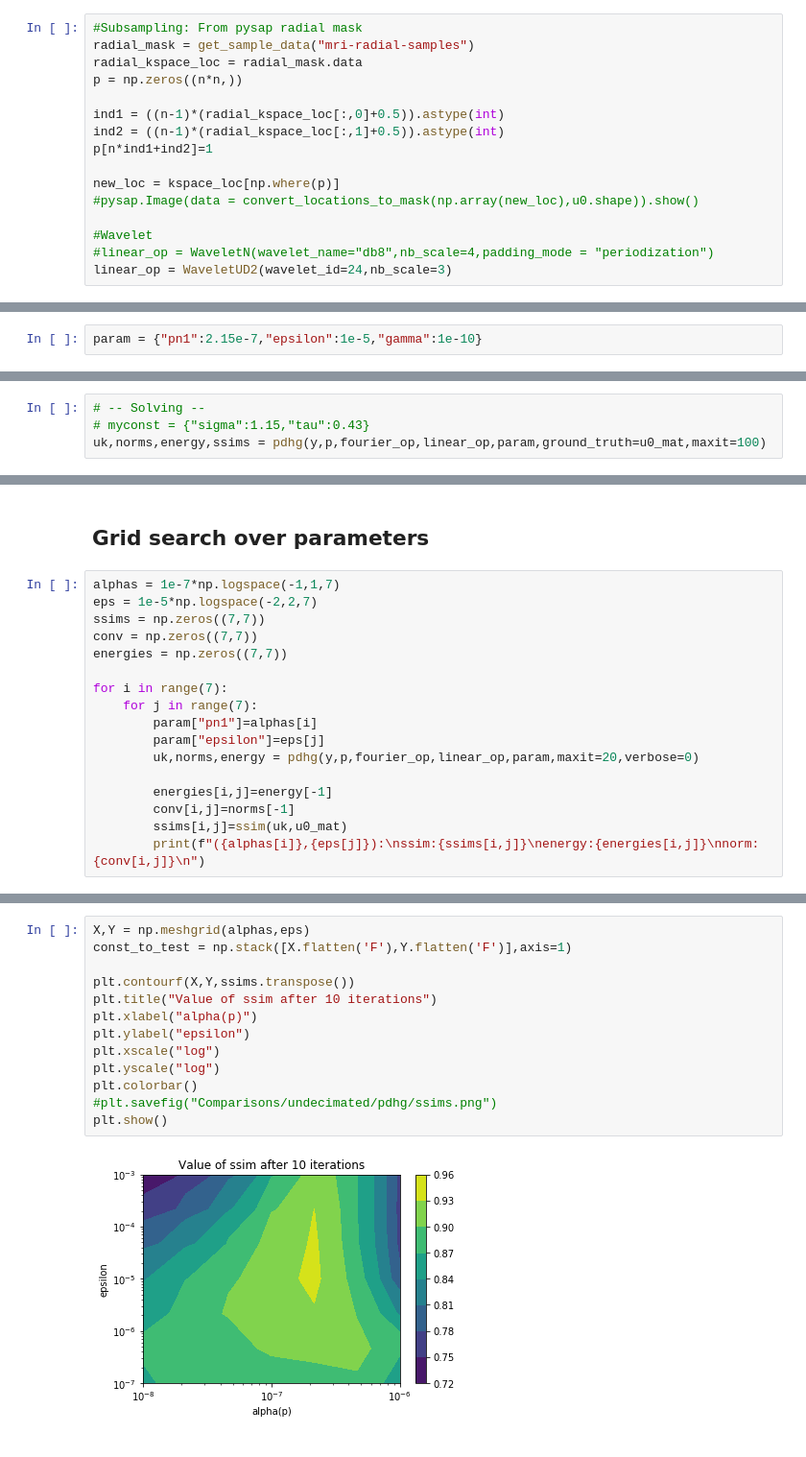
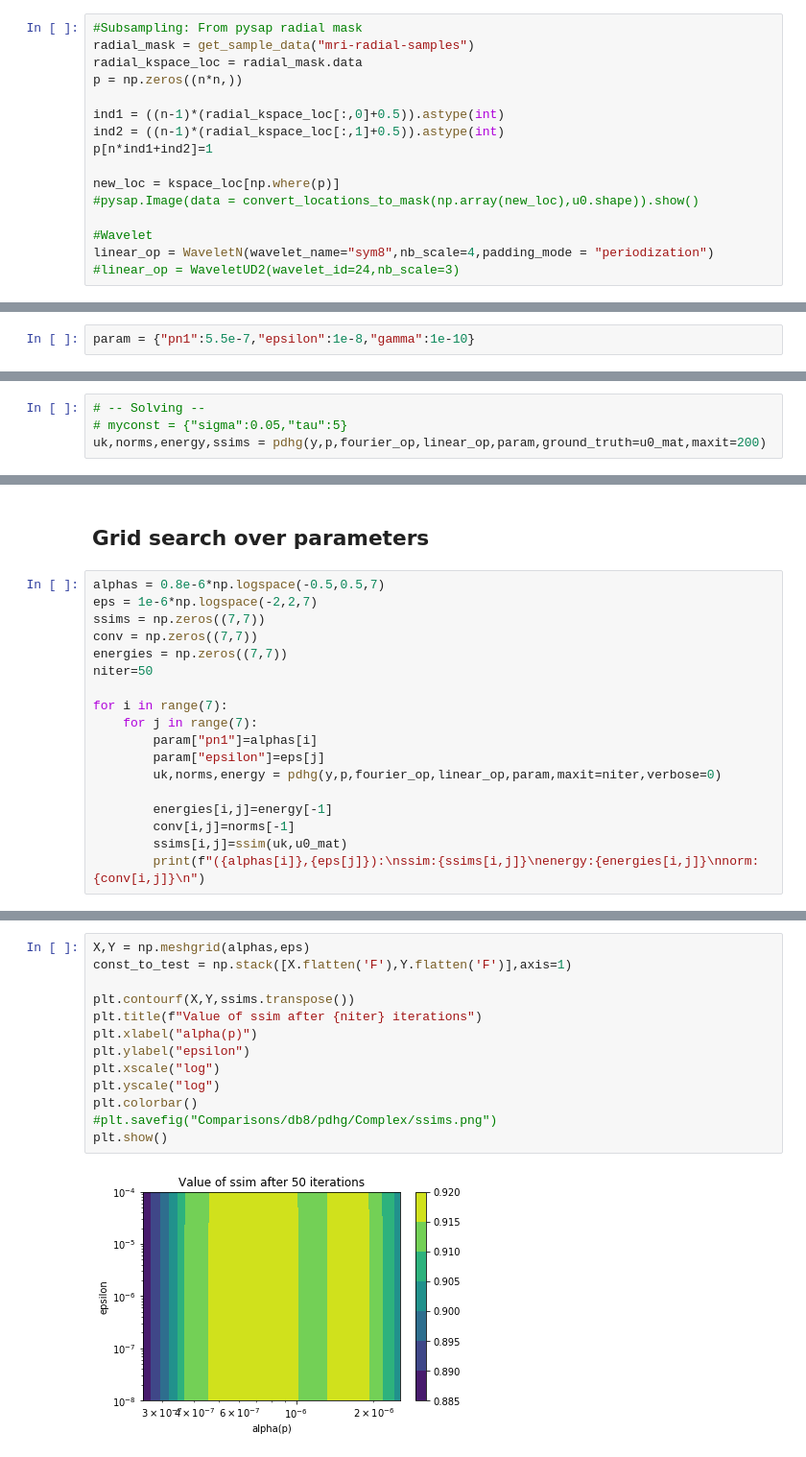
Before and after one commit to Biagig/Learning-Sampling-Pattern, a Jupyter notebook: Example.ipynb, the cells around one changed output, grey strips where cells are left out. Shown: that part at 96% size. Cells and saved outputs as stored; diff of their text form.

```diff
--- a/Example.ipynb
+++ b/Example.ipynb
@@ -52,8 +70,8 @@ new_loc = kspace_loc[np.where(p)]
 #pysap.Image(data = convert_locations_to_mask(np.array(new_loc),u0.shape)).show()
 
 #Wavelet
-#linear_op = WaveletN(wavelet_name="db8",nb_scale=4,padding_mode = "periodization")
-linear_op = WaveletUD2(wavelet_id=24,nb_scale=3)
+linear_op = WaveletN(wavelet_name="sym8",nb_scale=4,padding_mode = "periodization")
+#linear_op = WaveletUD2(wavelet_id=24,nb_scale=3)
 # %%
 #ifft on noised data = base result
 uk = fourier_op.adj_op(p*y)
@@ -72,3 +90,3 @@ from algo.cost_utils import f1,f2,g
 # %%
-param = {"pn1":2.15e-7,"epsilon":1e-5,"gamma":1e-10}
+param = {"pn1":5.5e-7,"epsilon":1e-8,"gamma":1e-10}
 # %%
@@ -78,5 +97,5 @@ print(g(u0_mat,param["epsilon"]),f2(linear_op.op(u0_mat),param["pn1"],param["gam
 # %%
 # -- Solving --
-# myconst = {"sigma":1.15,"tau":0.43}
-uk,norms,energy,ssims = pdhg(y,p,fourier_op,linear_op,param,ground_truth=u0_mat,maxit=100)
+# myconst = {"sigma":0.05,"tau":5}
+uk,norms,energy,ssims = pdhg(y,p,fourier_op,linear_op,param,ground_truth=u0_mat,maxit=200)
 # %% [output]
@@ -143,17 +162,18 @@ plt.show()
 # %% [markdown]
 ## Grid search over parameters
 # %%
-alphas = 1e-7*np.logspace(-1,1,7)
-eps = 1e-5*np.logspace(-2,2,7)
+alphas = 0.8e-6*np.logspace(-0.5,0.5,7)
+eps = 1e-6*np.logspace(-2,2,7)
 ssims = np.zeros((7,7))
 conv = np.zeros((7,7))
 energies = np.zeros((7,7))
+niter=50
 
 for i in range(7):
     for j in range(7):
         param["pn1"]=alphas[i]
         param["epsilon"]=eps[j]
-        uk,norms,energy = pdhg(y,p,fourier_op,linear_op,param,maxit=20,verbose=0)
+        uk,norms,energy = pdhg(y,p,fourier_op,linear_op,param,maxit=niter,verbose=0)
 
         energies[i,j]=energy[-1]
         conv[i,j]=norms[-1]
@@ -180,18 +200,18 @@ norm:0.020338166889524768
 # %%
 X,Y = np.meshgrid(alphas,eps)
 const_to_test = np.stack([X.flatten('F'),Y.flatten('F')],axis=1)
 
 plt.contourf(X,Y,ssims.transpose())
-plt.title("Value of ssim after 10 iterations")
+plt.title(f"Value of ssim after {niter} iterations")
 plt.xlabel("alpha(p)")
 plt.ylabel("epsilon")
 plt.xscale("log")
 plt.yscale("log")
 plt.colorbar()
-#plt.savefig("Comparisons/undecimated/pdhg/ssims.png")
+#plt.savefig("Comparisons/db8/pdhg/Complex/ssims.png")
 plt.show()
 # %% [output]
-[figure, old version]
+[figure, new version]
 # %%
 print(alphas[np.argmax(ssims)//7],eps[np.argmax(ssims)%7])
 # %% [output]
```
Also changed, not shown: parts of 15 cells of this notebook, 2 other files.
